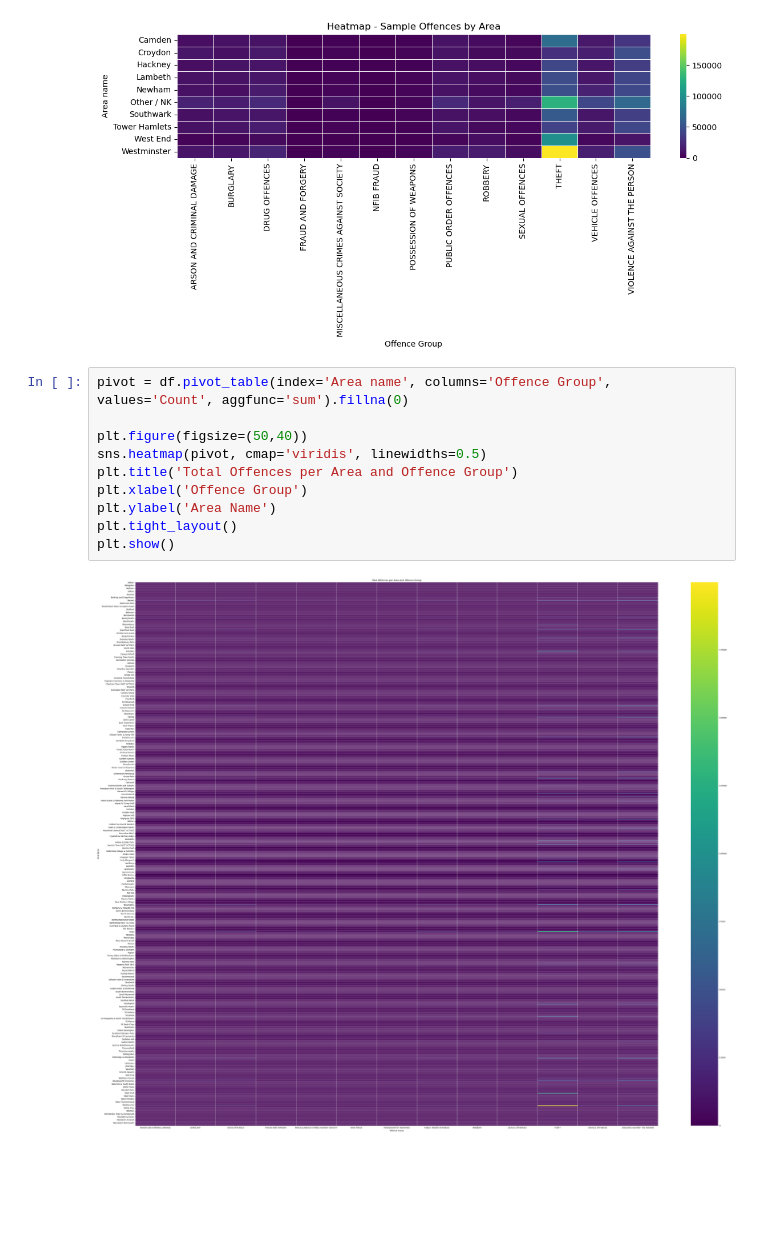
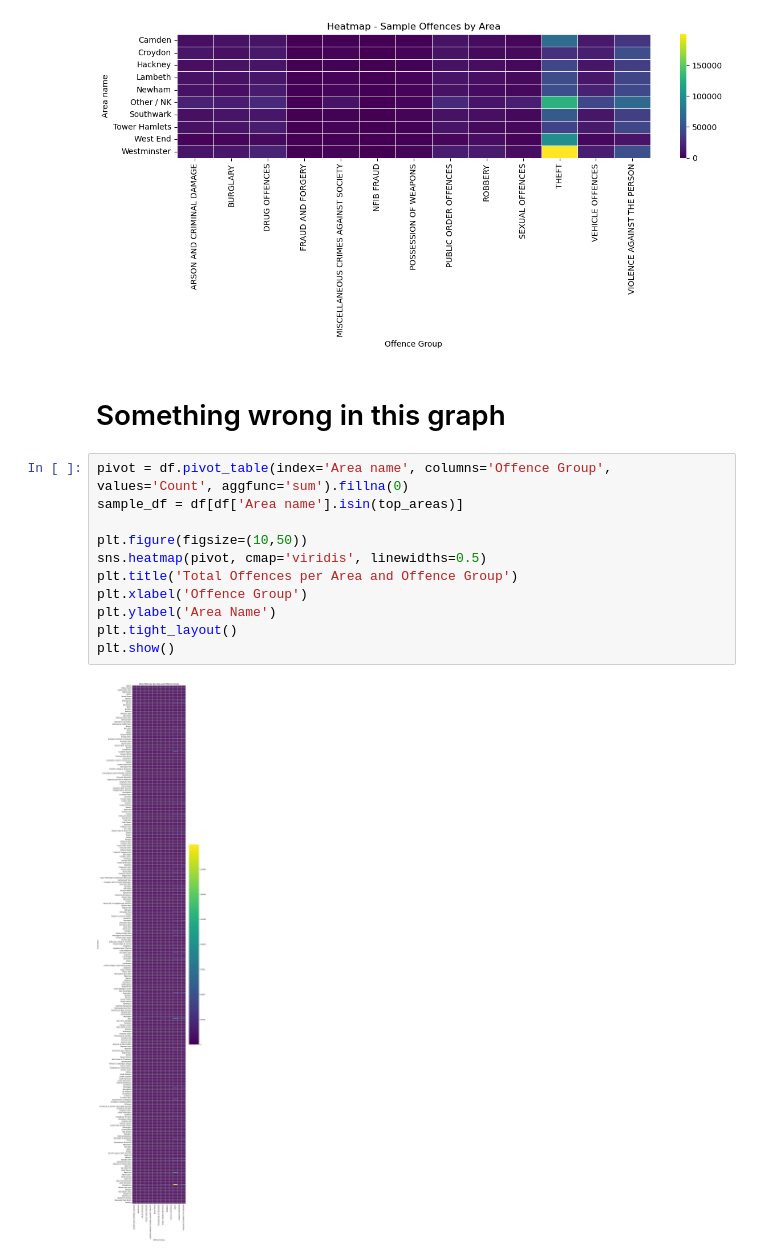
Before and after one commit to asubhan94/TNO---Crimes-in-London, a Jupyter notebook: notebooks/02_eda.ipynb, the cells around one changed output. Saved outputs shown, nothing was run; the diff lists cells and outputs as text; blank space fills up the shorter version.

Commit message:
Added offence group line plots and updated EDA visualisation

```diff
--- a/notebooks/02_eda.ipynb
+++ b/notebooks/02_eda.ipynb
@@ -192,15 +214,18 @@ plt.tight_layout()
 plt.show()
 # %% [output]
 [figure]
+# %% [markdown]
+# Something wrong in this graph
 # %%
 pivot = df.pivot_table(index='Area name', columns='Offence Group', values='Count', aggfunc='sum').fillna(0)
+sample_df = df[df['Area name'].isin(top_areas)]
 
-plt.figure(figsize=(50,40))
+plt.figure(figsize=(10,50))
 sns.heatmap(pivot, cmap='viridis', linewidths=0.5)
 plt.title('Total Offences per Area and Offence Group')
 plt.xlabel('Offence Group')
 plt.ylabel('Area Name')
 plt.tight_layout()
 plt.show()
 # %% [output]
-[figure, old version]
+[figure, new version]
```
Also changed, not shown: parts of 7 cells of this notebook.
